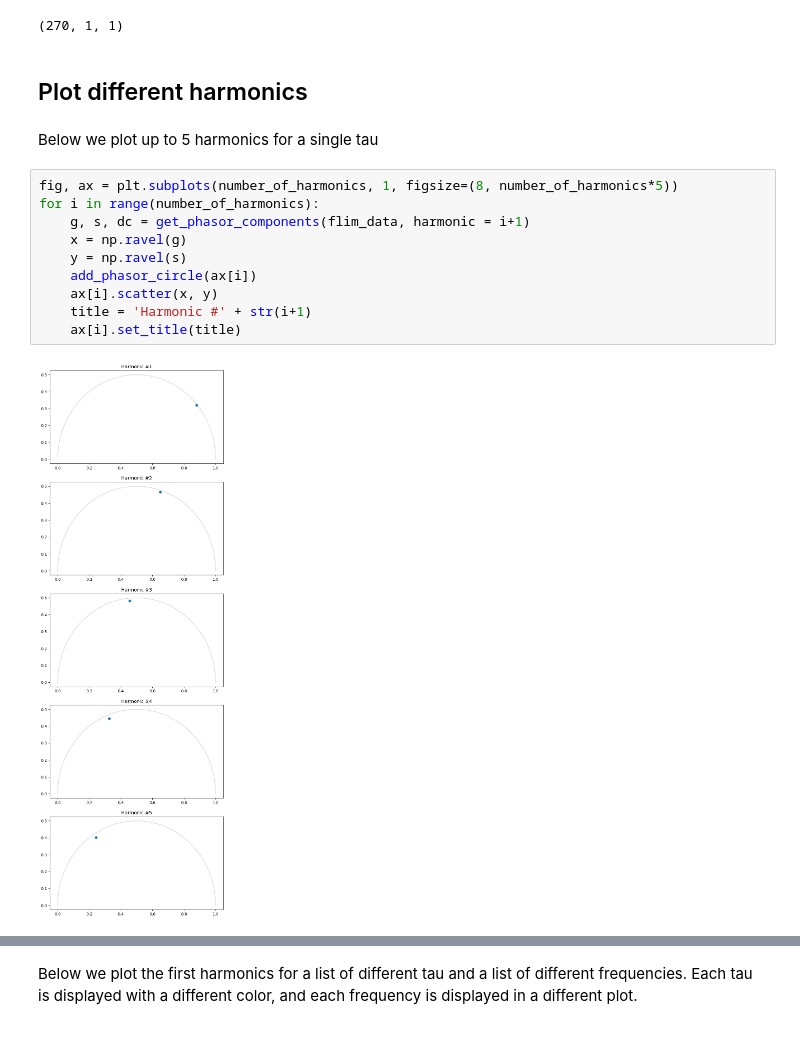
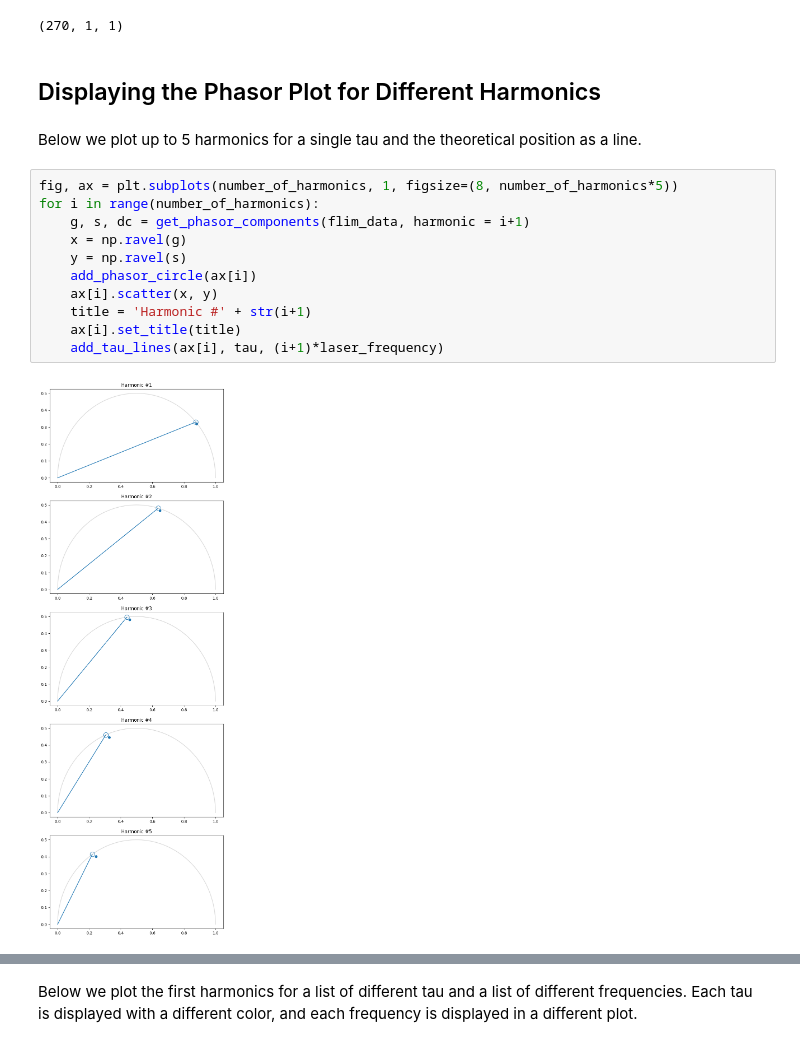
Before and after one commit to zoccoler/FLIM_analysis, a Jupyter notebook: notebooks/Phasor_plot_Synthetic.ipynb, the cells around one changed output, grey strips where cells are left out. Saved outputs shown, nothing was run; the diff lists cells and outputs as text.

```diff
--- a/notebooks/Phasor_plot_Synthetic.ipynb
+++ b/notebooks/Phasor_plot_Synthetic.ipynb
@@ -41,18 +57,19 @@ flim_data.shape
 # %% [output]
 (270, 1, 1)
 # %% [markdown]
-## Plot different harmonics
+## Displaying the Phasor Plot for Different Harmonics
 # %% [markdown]
-Below we plot up to 5 harmonics for a single tau
+Below we plot up to 5 harmonics for a single tau and the theoretical position as a line.
 # %%
 fig, ax = plt.subplots(number_of_harmonics, 1, figsize=(8, number_of_harmonics*5))
 for i in range(number_of_harmonics):
     g, s, dc = get_phasor_components(flim_data, harmonic = i+1)
     x = np.ravel(g)
     y = np.ravel(s)
     add_phasor_circle(ax[i])
     ax[i].scatter(x, y)
     title = 'Harmonic #' + str(i+1)
     ax[i].set_title(title)
+    add_tau_lines(ax[i], tau, (i+1)*laser_frequency)
 # %% [output]
-[figure, old version]
+[figure, new version]
```
Also changed, not shown: parts of 12 cells of this notebook, 2 other files.
